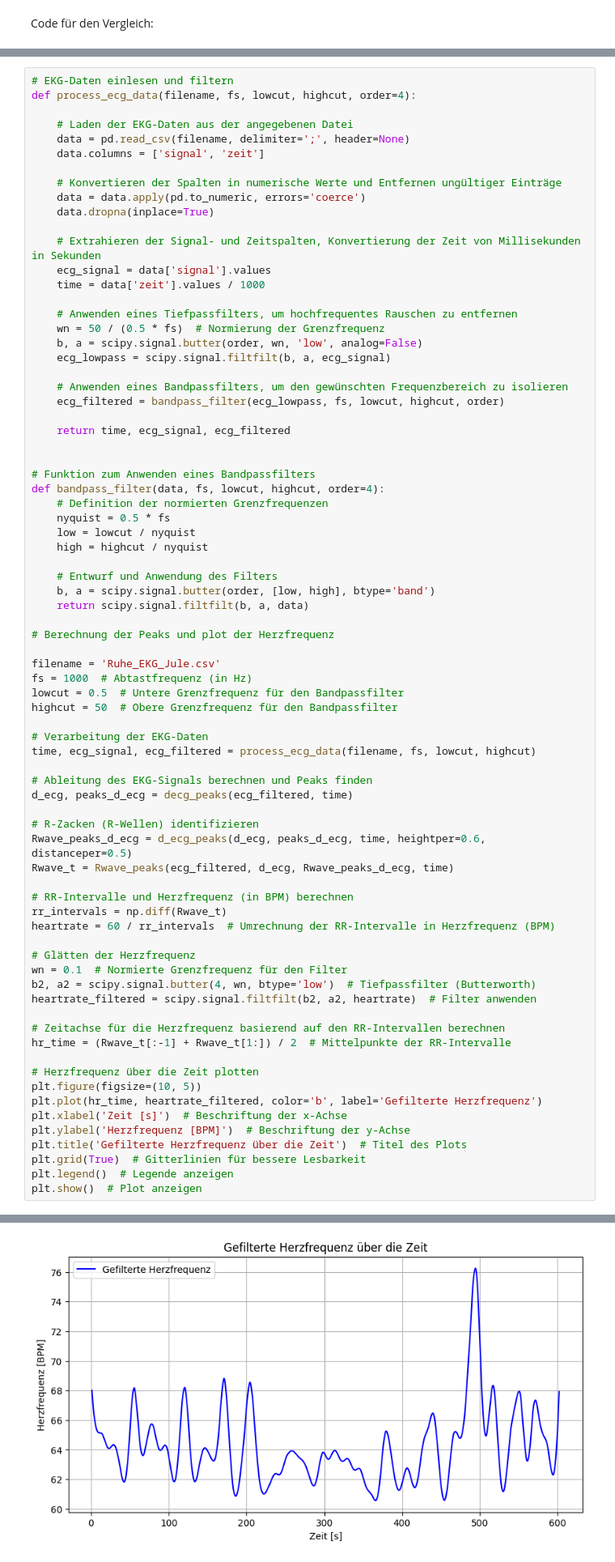
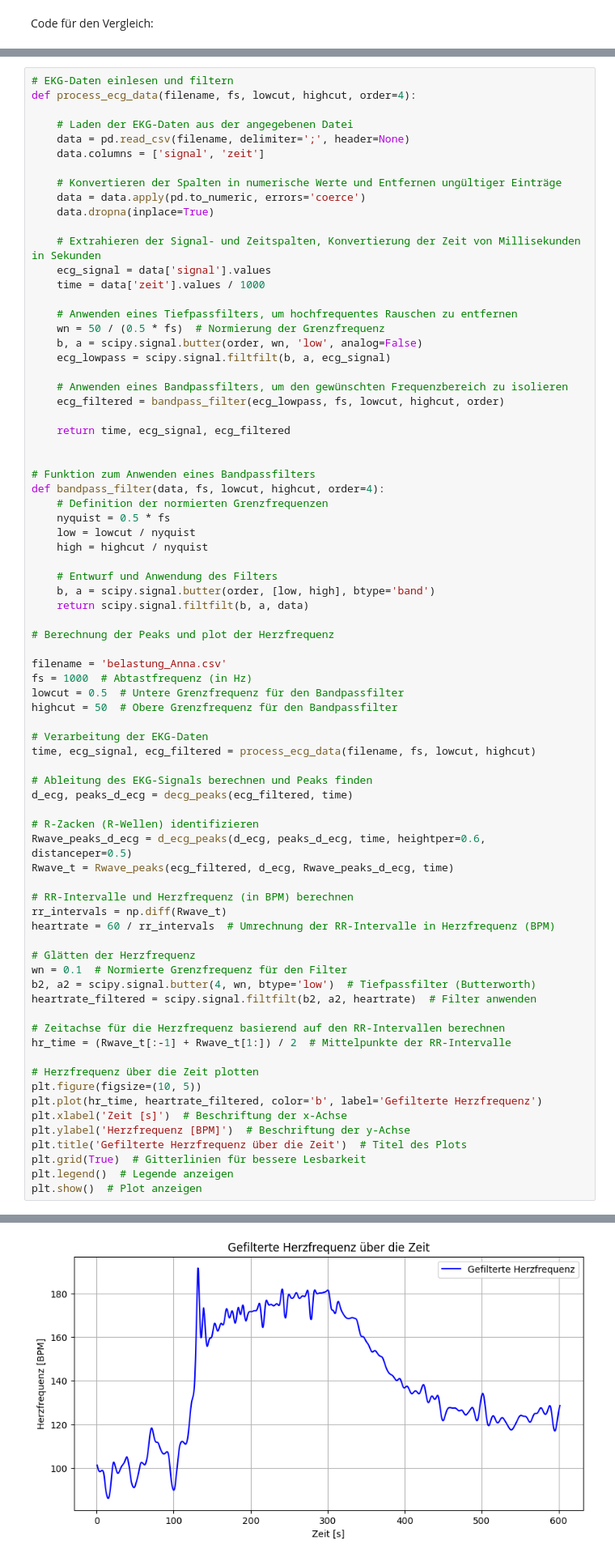
Before and after one commit to raniaxshehata/Biosignal_Praktikum_2, a Jupyter notebook: MainCode2_bearbeitetRS.ipynb, the cells around one changed output, grey strips where cells are left out. Shown at 81% size. Saved outputs shown, nothing was run; the diff lists cells and outputs as text.

```diff
--- a/MainCode2_bearbeitetRS.ipynb
+++ b/MainCode2_bearbeitetRS.ipynb
@@ -915,7 +915,7 @@ def bandpass_filter(data, fs, lowcut, highcut, order=4):
 
 # Berechnung der Peaks und plot der Herzfrequenz
 
-filename = 'Ruhe_EKG_Jule.csv'
+filename = 'belastung_Anna.csv'
 fs = 1000  # Abtastfrequenz (in Hz)
 lowcut = 0.5  # Untere Grenzfrequenz für den Bandpassfilter
 highcut = 50  # Obere Grenzfrequenz für den Bandpassfilter
@@ -956,4 +955,4 @@ Durchschnittliche Herzfrequenz: 64.31 BPM
-[figure, old version]
+[figure, new version]
 # %% [markdown]
 ## Aufgabe 9
 Fokussieren Sie ich nun auf 5a).i) des Experimets, also dem Ruhen auf dem Ergometer
```
Also changed, not shown: parts of 6 cells of this notebook.
